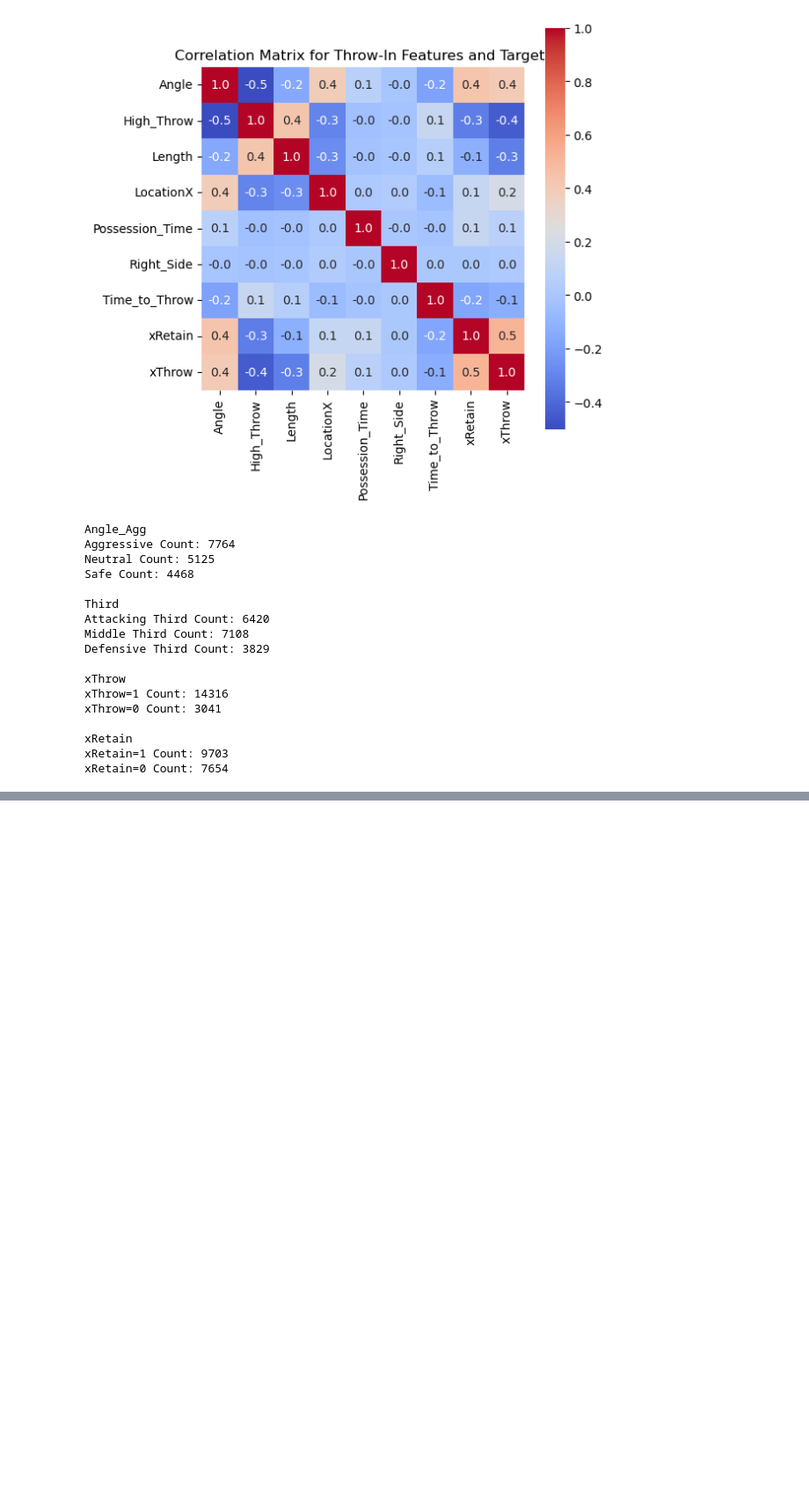
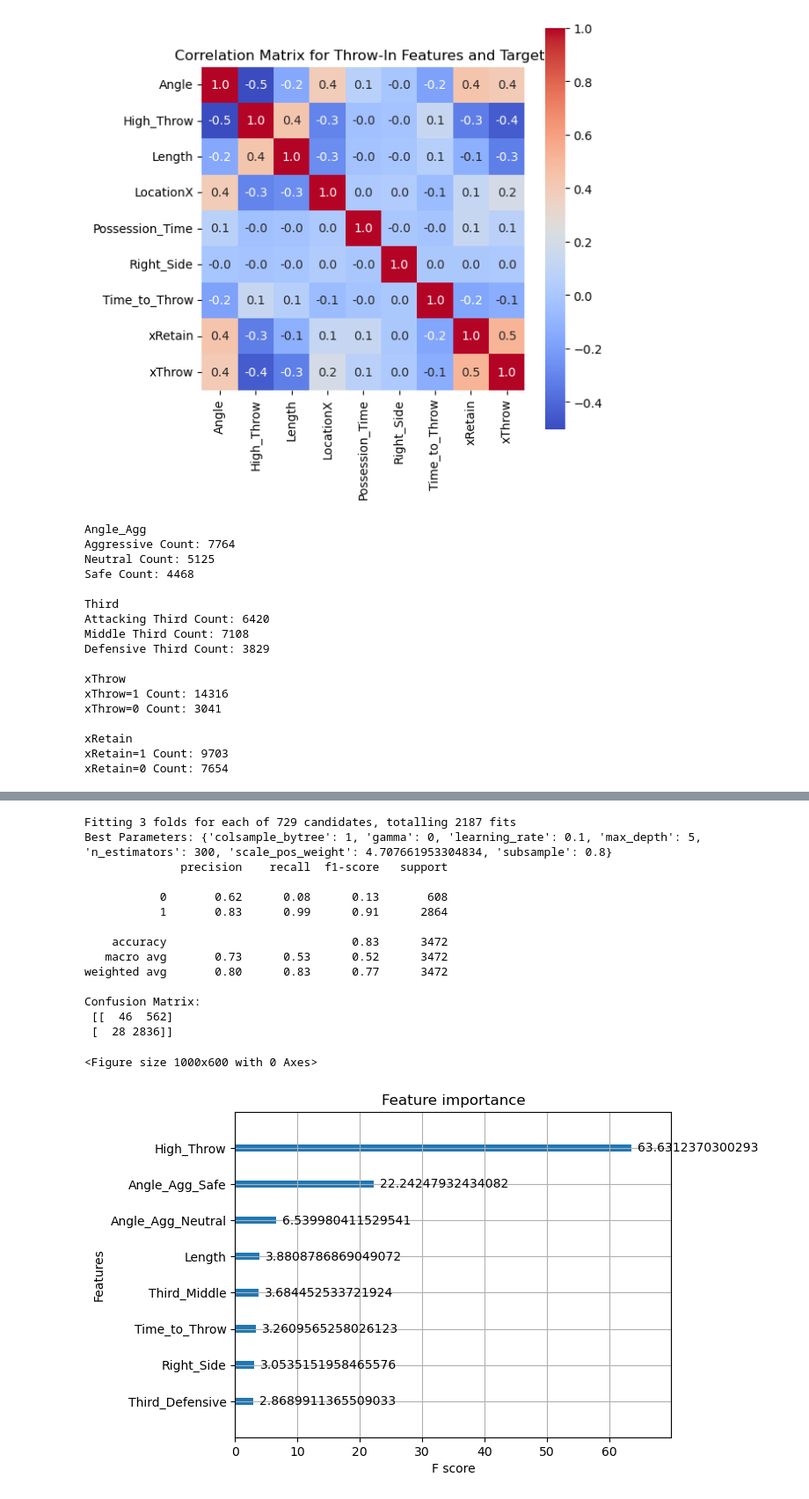
Before and after one commit to hwillif/Throw-in-Project, a Jupyter notebook: Throw-in Project - Jimenez.ipynb, the cells around one changed output, grey strips where cells are left out. Shown at 88% size. Cells and saved outputs as stored; diff of their text form; code cells hidden in the pictures; blank space fills up the shorter version.

```diff
--- a/Throw-in Project - Jimenez.ipynb
+++ b/Throw-in Project - Jimenez.ipynb
@@ -615,9 +615,14 @@ xRetain=0 Count: 7654
 # %%
 # Test train split for xThrow
 from sklearn.model_selection import train_test_split
-X = Throws.drop(columns=['xThrow', 'xRetain'])
+X = Throws.drop(columns=['xThrow', # target variable
+                         'xRetain', # target variable
+                         'Angle', # using binned version instead
+                         'LocationX', # using binned version instead
+                         'Possession_Time' # if > 0 then xThrow = 1
+                         ])
 Y = Throws['xThrow']
-X_train, X_test, Y_train, Y_test = train_test_split(X, Y, test_size=0.2, random_state=42, stratify=Y)
+X_train, X_test, y_train, y_test = train_test_split(X, Y, test_size=0.2, random_state=42, stratify=Y)
 
 # Convert Y_train and Y_test to 1D arrays
 #Y_train = Y_train.to_numpy()
@@ -625,7 +630,8 @@ X_train, X_test, Y_train, Y_test = train_test_split(X, Y, test_size=0.2, random_
 
 # Print lengths to confirm correct split
 print(f"X_train: {len(X_train)}, X_test: {len(X_test)}")
-print(f"Y_train: {len(Y_train)}, Y_test: {len(Y_test)}")
-print(f"Y_train dtype: {Y_train.dtype}, Y_test dtype: {Y_test.dtype}")
+print(f"y_train: {len(y_train)}, y_test: {len(y_test)}")
+print(f"y_train class imbalance check: {y_train.value_counts()}")
+print(f"\ny_test class imbalance check: {y_test.value_counts()}")
 # %% [output]
 X_train: 13885, X_test: 3472
@@ -633,0 +646,59 @@ Y_train dtype: int64, Y_test dtype: int64
+# %%
+import pandas as pd
+from sklearn.model_selection import train_test_split, GridSearchCV
+from xgboost import XGBClassifier
+from sklearn.metrics import classification_report, confusion_matrix
+from xgboost import plot_importance
+import matplotlib.pyplot as plt
+
+# Base model
+xgb = XGBClassifier(use_label_encoder=False, # avoids deprecation warning
+                    eval_metric='logloss',  # standard for binary classification
+                    random_state=42)
+
+# Hyperparameter grid
+param_grid = {
+    'n_estimators': [100, 200, 300],       # Number of trees in the ensemble
+    'max_depth': [3, 4, 5],                # Maximum depth of each tree
+    'learning_rate': [0.01, 0.05, 0.1],    # Step size shrinkage (smaller = slower learning)
+    'subsample': [0.7, 0.8, 1],            # Fraction of rows used per tree (prevents overfitting)
+    'colsample_bytree': [0.7, 0.8, 1],     # Fraction of features used per tree (feature subsampling)
+    'gamma': [0, 0.1, 0.2],                # Minimum loss reduction required to make a split
+    'scale_pos_weight': [14316/3041]       # Handles class imbalance (majority/minority)
+}
+
+# Grid search with 3-fold CV
+grid = GridSearchCV(estimator=xgb, param_grid=param_grid, cv=3, scoring='f1', verbose=1, n_jobs=-1)
+grid.fit(X_train, y_train)
+
+# Best parameters
+print("Best Parameters:", grid.best_params_)
+
+# Predict and evaluate
+y_pred = grid.predict(X_test)
+print(classification_report(y_test, y_pred))
+print("Confusion Matrix:\n", confusion_matrix(y_test, y_pred))
+
+# Feature importance
+
+
+plt.figure(figsize=(10,6))
+plot_importance(grid.best_estimator_, max_num_features=10, importance_type='gain')
+plt.show()
+# %% [output]
+Fitting 3 folds for each of 729 candidates, totalling 2187 fits
+Best Parameters: {'colsample_bytree': 1, 'gamma': 0, 'learning_rate': 0.1, 'max_depth': 5, 'n_estimators': 300, 'scale_pos_weight': 4.707661953304834, 'subsample': 0.8}
+              precision    recall  f1-score   support
+
+           0       0.62      0.08      0.13       608
+           1       0.83      0.99      0.91      2864
+
+    accuracy                           0.83      3472
+   macro avg       0.73      0.53      0.52      3472
+weighted avg       0.80      0.83      0.77      3472
+
+Confusion Matrix:
+ [[  46  562]
+ [  28 2836]]
+<Figure size 1000x600 with 0 Axes>
+[figure, added]
```
Also changed, not shown: parts of 6 cells of this notebook.
